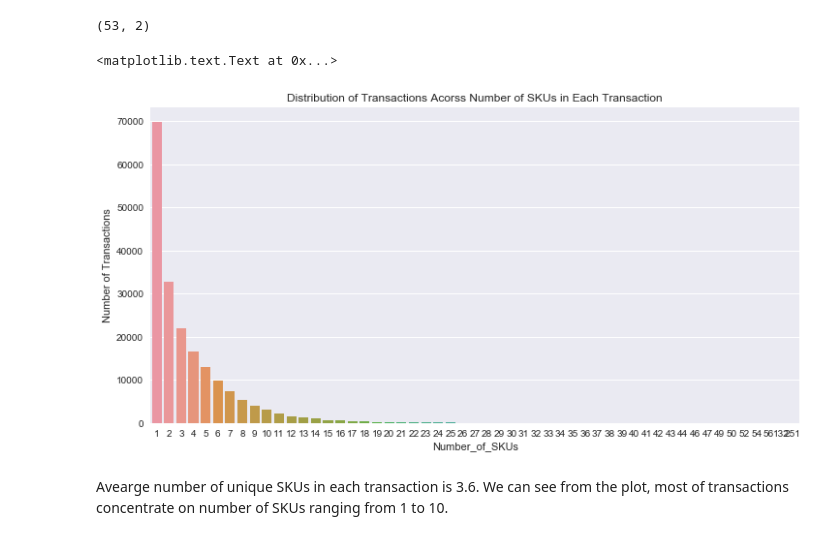
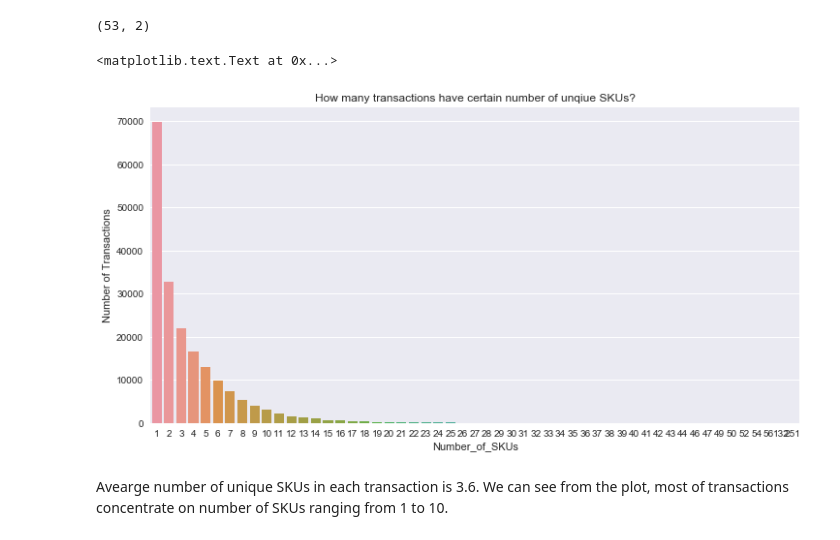
Before and after one commit to WorgenZhang/Retail-Project, a Jupyter notebook: EDA.ipynb, the cells around one changed output. Drawn from its saved outputs; the diff is of its cells as text; code cells hidden in the pictures.

```diff
--- a/EDA.ipynb
+++ b/EDA.ipynb
@@ -283,7 +336,7 @@ We can see there are several SKUs whose unit price is around 99900$/item, so we
 q = '''
     select
         TransactionID, count(distinct SKU) as Number_of_SKUs,
-        sum(Sales) as 'Total Sales', sum(Count) as 'Total Count', sum(Sales)/sum(Count) as 'Unit Price'
+        sum(Sales) as 'Total Sales', sum(Count) as 'Total Count', sum(Sales)/sum(Count) as 'Average Price per Unit'
     from
         data_type
     group by
@@ -358,13 +396,13 @@ df3_1.shape
 # %%
 plt.figure(figsize=(12,6))
 ax = sns.barplot(x='Number_of_SKUs',y='Number_of_Transactions',data=df3_1)
 plt.ylabel('Number of Transactions')
 #plt.ylim(0,15000)
-plt.title('Distribution of Transactions Acorss Number of SKUs in Each Transaction')
+plt.title('How many transactions have certain number of unqiue SKUs?')
 #plt.tick_params(axis='x',bottom='off',labelbottom='off')
 # %% [output]
 <matplotlib.text.Text at 0x...>
-[figure, old version]
+[figure, new version]
 # %% [markdown]
 Avearge number of unique SKUs in each transaction is 3.6. We can see from the plot, most of transactions concentrate on number of SKUs ranging from 1 to 10.
 # %% [markdown]
```
Also changed, not shown: parts of 37 cells of this notebook.
